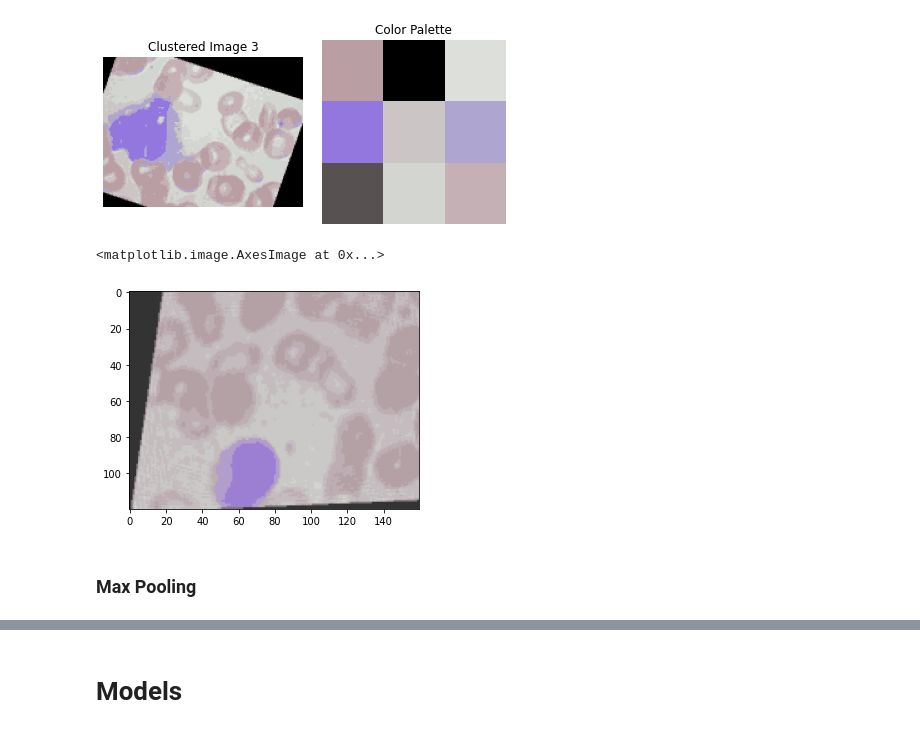
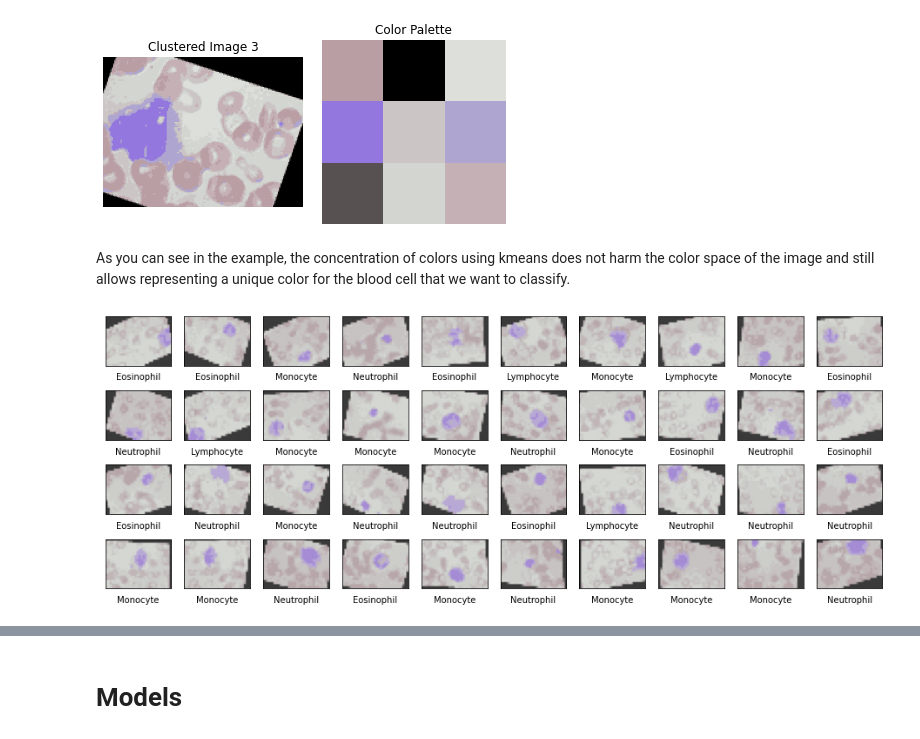
Before and after one commit to noamya-sh/Blood-Cells-ML-Course, a Jupyter notebook: Final Project - Blood cells.ipynb, the cells around one changed output, grey strips where cells are left out. Cells and saved outputs as stored; diff of their text form; code cells hidden in the pictures.

```diff
--- a/Final Project - Blood cells.ipynb
+++ b/Final Project - Blood cells.ipynb
@@ -324,10 +393,12 @@ for i, path in enumerate(image_paths):
 [figure]
 [figure]
 [figure]
+# %% [markdown]
+As you can see in the example, the concentration of colors using kmeans does not harm the color space of the image and still allows representing a unique color for the blood cell that we want to classify.
 # %%
 def reduce_colors(x_train,x_test):
-    x_train = x_train.values.reshape(-1, 19200, 3)
-    x_test = x_test.values.reshape(-1, 19200, 3)
+    x_train = x_train.values.reshape(-1, 24*32, 3)
+    x_test = x_test.values.reshape(-1, 24*32, 3)
     random_indices = random.sample(range(len(x_train)), k=20)
     random_samples_train = x_train[random_indices]
 
@@ -352,21 +423,30 @@ def reduce_colors(x_train,x_test):
         test.append(centroids_uint8[labels])
     return train, test
 # %%
-df_train_reduced_pca, df_test_reduced_pca = reduce_colors(df_train_reconstructed_pca,df_test_reconstructed_pca)
+df_train_reduced_pca, df_test_reduced_pca = reduce_colors(df_train_max_pool,df_test_max_pool)
 # %%
-df_train_reduced_pca = np.array(df_train_reduced_pca).reshape(-1,19200*3)
-df_test_reduced_pca = np.array(df_test_reduced_pca).reshape(-1,19200*3)
+df_train_reduced_pca = np.array(df_train_reduced_pca).reshape(-1,24*32*3)
+df_test_reduced_pca = np.array(df_test_reduced_pca).reshape(-1,24*32*3)
 # %%
 df_train_reduced_pca = pd.DataFrame(df_train_reduced_pca)
 df_test_reduced_pca = pd.DataFrame(df_test_reduced_pca)
 # %%
-img = df_train_reduced_pca.iloc[8, :] / 255
-plt.imshow(np.array(img).reshape(120, 160, 3))
+# img = df_train_reduced_pca.iloc[8, :] / 255
+# plt.imshow(np.array(img).reshape(24, 32, 3))
+label = ["Monocyte", "Lymphocyte", "Neutrophil", "Eosinophil"]
+input_data = df_train_reduced_pca
+target = df_train.iloc[:, -1]
+plt.figure(figsize=(16,6))
+
+for i in range(40):
+    plt.subplot(4,10, i+1)
+    plt.xticks([])
+    plt.yticks([])
+    img = input_data.iloc[i, :] / 255
+    plt.imshow(np.array(img).reshape(24,32,3))
+    plt.xlabel(label[int(target[i])-1])
 # %% [output]
-<matplotlib.image.AxesImage at 0x...>
-[figure, old version]
+[figure, new version]
 # %%
 df_train_reduced_pca.to_csv('train_reduce.csv', index=False)
 df_test_reduced_pca.to_csv('test_reduce.csv', index=False)
-# %% [markdown]
-### Max Pooling
```
Also changed, not shown: parts of 54 cells of this notebook.
